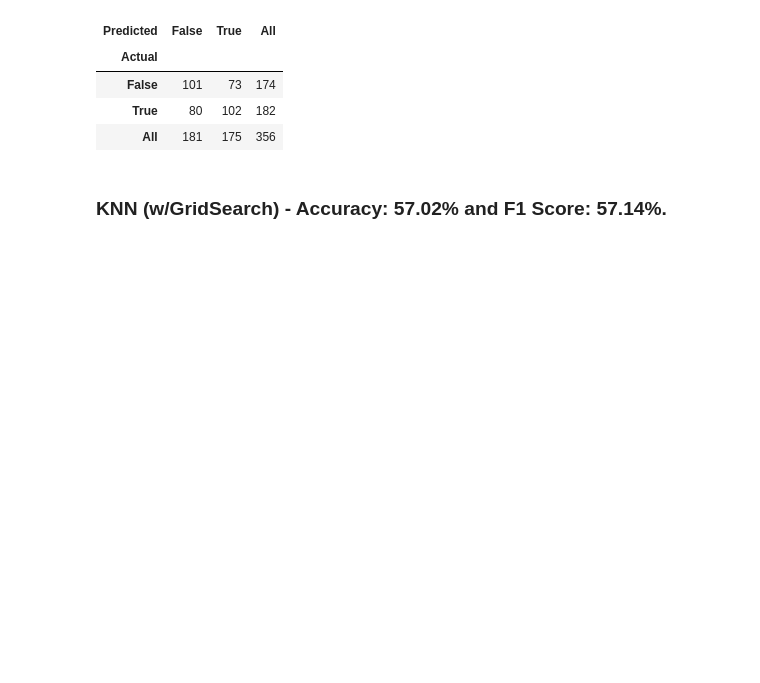
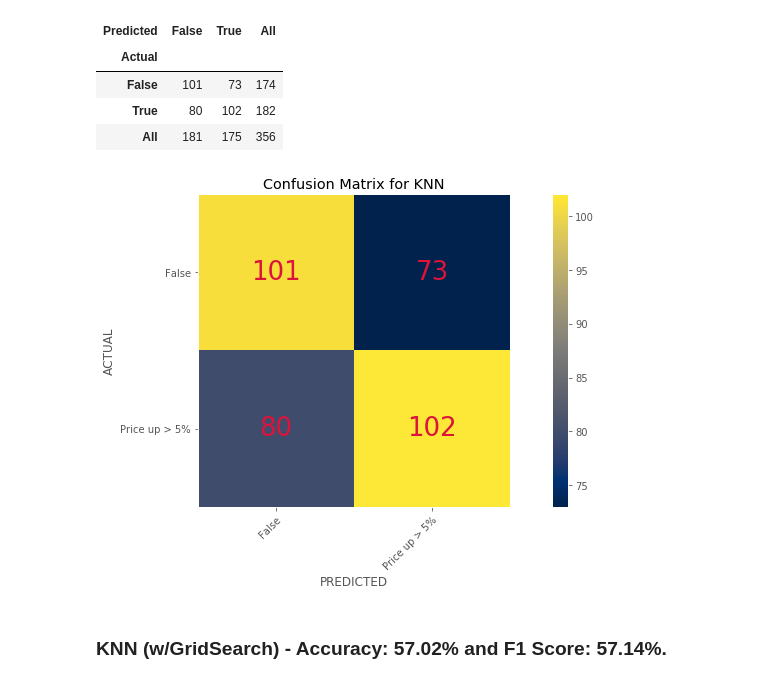
Before and after one commit to marcosan93/Stock-Performance-Predictor, a Jupyter notebook: Modeling_KNN.ipynb, the cells around one changed output. Drawn from its saved outputs; the diff is of its cells as text; code cells hidden in the pictures; blank space fills up the shorter version.

```diff
--- a/Modeling_KNN.ipynb
+++ b/Modeling_KNN.ipynb
@@ -214,5 +254,13 @@ Confusion Matrix
 | False | 101 | 73 | 174 |
 | True | 80 | 102 | 182 |
 | All | 181 | 175 | 356 |
+# %%
+plot_confusion_matrix(y_test, y_pred, title="Confusion Matrix for KNN")
+np.set_printoptions(precision=1)
+# Plot non-normalized confusion matrix
+plt.savefig('KNNConMat.png')
+plt.show()
+# %% [output]
+[figure, added]
 # %% [markdown]
 ### KNN (w/GridSearch) - Accuracy: 57.02% and F1 Score: 57.14%.
```
Also changed, not shown: parts of 4 cells of this notebook, 15 other files.
